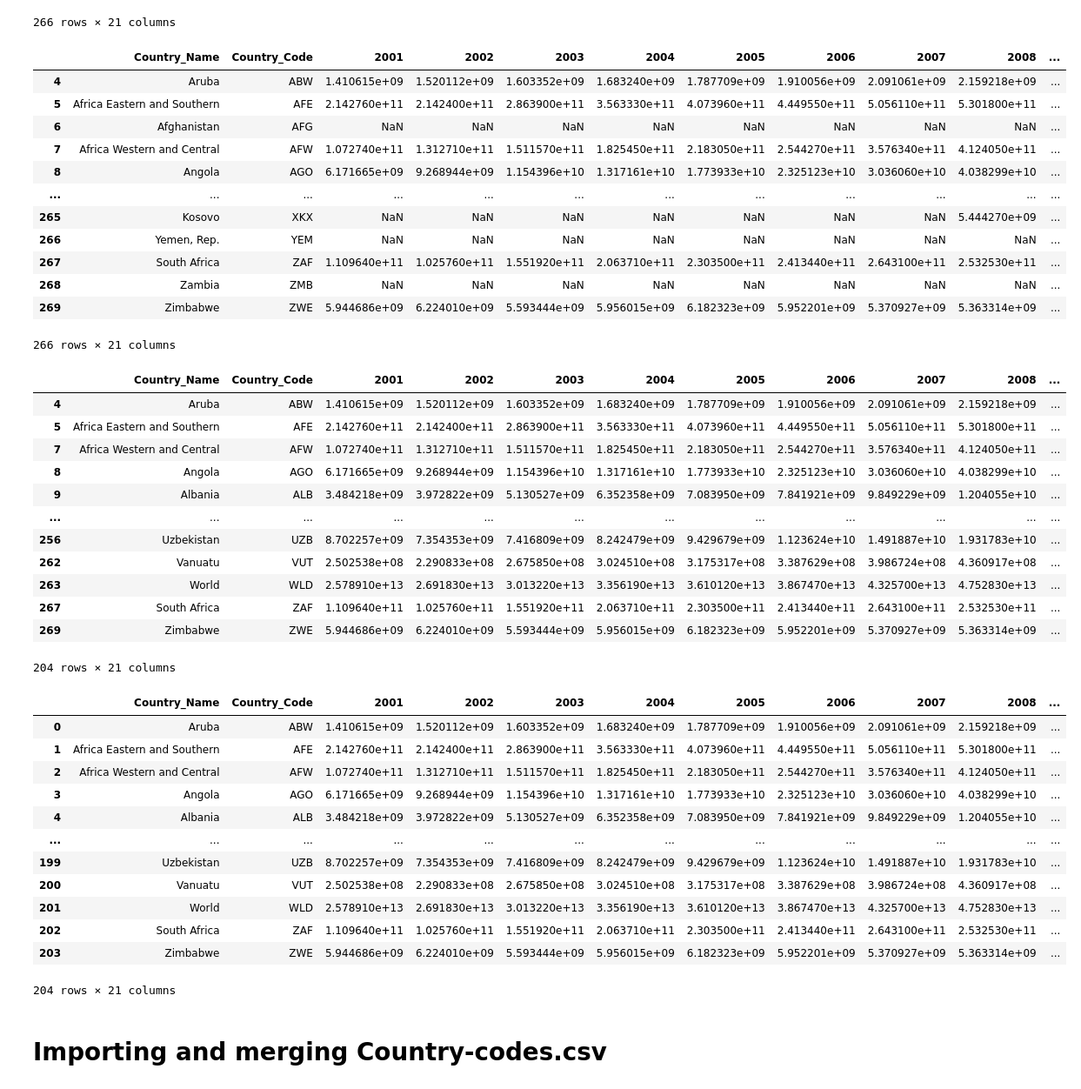
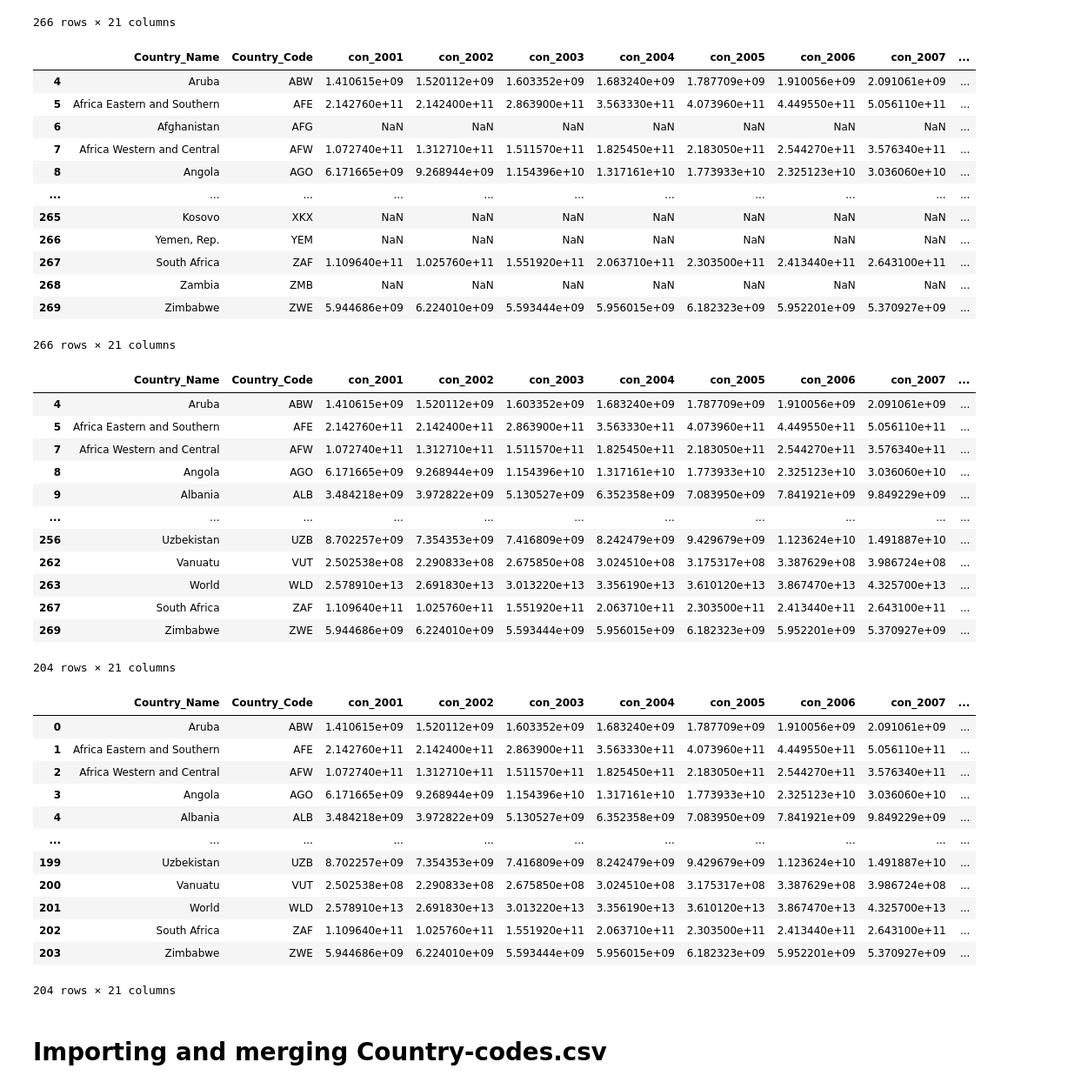
Before and after one commit to svujcich/Global_GDP_Trends, a Jupyter notebook: ETL/consumption.ipynb, the cells around one changed output. Shown at 87% size. Drawn from its saved outputs; the diff is of its cells as text; code cells hidden in the pictures.

```diff
--- a/ETL/consumption.ipynb
+++ b/ETL/consumption.ipynb
@@ -158,58 +158,59 @@ consumption_df
 266 rows × 21 columns
 # %%
 # Setting the Index
-consumption_df = consumption_df.set_axis(['Country_Name', 'Country_Code', '2001', '2002', '2003', '2004', '2005',
-                                        '2006', '2007', '2008', '2009', '2010', '2011', '2012', '2013', '2014',
-                                        '2015', '2016', '2017', '2018', '2019'], axis = 1)
+consumption_df = consumption_df.set_axis(['Country_Name', 'Country_Code', 'con_2001', 'con_2002', 'con_2003',
+                                          'con_2004', 'con_2005', 'con_2006', 'con_2007', 'con_2008', 'con_2009',
+                                          'con_2010', 'con_2011', 'con_2012', 'con_2013', 'con_2014', 'con_2015',
+                                          'con_2016', 'con_2017', 'con_2018', 'con_2019'], axis = 1)
 consumption_df
 # %% [output]
-|  | Country_Name | Country_Code | 2001 | 2002 | 2003 | 2004 | 2005 | 2006 | 2007 | 2008 | ... |
-| 4 | Aruba | ABW | 1.410615e+09 | 1.520112e+09 | 1.603352e+09 | 1.683240e+09 | 1.787709e+09 | 1.910056e+09 | 2.091061e+09 | 2.159218e+09 | ... |
-| 5 | Africa Eastern and Southern | AFE | 2.142760e+11 | 2.142400e+11 | 2.863900e+11 | 3.563330e+11 | 4.073960e+11 | 4.449550e+11 | 5.056110e+11 | 5.301800e+11 | ... |
-| 6 | Afghanistan | AFG | NaN | NaN | NaN | NaN | NaN | NaN | NaN | NaN | ... |
-| 7 | Africa Western and Central | AFW | 1.072740e+11 | 1.312710e+11 | 1.511570e+11 | 1.825450e+11 | 2.183050e+11 | 2.544270e+11 | 3.576340e+11 | 4.124050e+11 | ... |
-| 8 | Angola | AGO | 6.171665e+09 | 9.268944e+09 | 1.154396e+10 | 1.317161e+10 | 1.773933e+10 | 2.325123e+10 | 3.036060e+10 | 4.038299e+10 | ... |
-| ... | ... | ... | ... | ... | ... | ... | ... | ... | ... | ... | ... |
-| 265 | Kosovo | XKX | NaN | NaN | NaN | NaN | NaN | NaN | NaN | 5.444270e+09 | ... |
-| 266 | Yemen, Rep. | YEM | NaN | NaN | NaN | NaN | NaN | NaN | NaN | NaN | ... |
-| 267 | South Africa | ZAF | 1.109640e+11 | 1.025760e+11 | 1.551920e+11 | 2.063710e+11 | 2.303500e+11 | 2.413440e+11 | 2.643100e+11 | 2.532530e+11 | ... |
-| 268 | Zambia | ZMB | NaN | NaN | NaN | NaN | NaN | NaN | NaN | NaN | ... |
-| 269 | Zimbabwe | ZWE | 5.944686e+09 | 6.224010e+09 | 5.593444e+09 | 5.956015e+09 | 6.182323e+09 | 5.952201e+09 | 5.370927e+09 | 5.363314e+09 | ... |
+|  | Country_Name | Country_Code | con_2001 | con_2002 | con_2003 | con_2004 | con_2005 | con_2006 | con_2007 | ... |
+| 4 | Aruba | ABW | 1.410615e+09 | 1.520112e+09 | 1.603352e+09 | 1.683240e+09 | 1.787709e+09 | 1.910056e+09 | 2.091061e+09 | ... |
+| 5 | Africa Eastern and Southern | AFE | 2.142760e+11 | 2.142400e+11 | 2.863900e+11 | 3.563330e+11 | 4.073960e+11 | 4.449550e+11 | 5.056110e+11 | ... |
+| 6 | Afghanistan | AFG | NaN | NaN | NaN | NaN | NaN | NaN | NaN | ... |
+| 7 | Africa Western and Central | AFW | 1.072740e+11 | 1.312710e+11 | 1.511570e+11 | 1.825450e+11 | 2.183050e+11 | 2.544270e+11 | 3.576340e+11 | ... |
+| 8 | Angola | AGO | 6.171665e+09 | 9.268944e+09 | 1.154396e+10 | 1.317161e+10 | 1.773933e+10 | 2.325123e+10 | 3.036060e+10 | ... |
+| ... | ... | ... | ... | ... | ... | ... | ... | ... | ... | ... |
+| 265 | Kosovo | XKX | NaN | NaN | NaN | NaN | NaN | NaN | NaN | ... |
+| 266 | Yemen, Rep. | YEM | NaN | NaN | NaN | NaN | NaN | NaN | NaN | ... |
+| 267 | South Africa | ZAF | 1.109640e+11 | 1.025760e+11 | 1.551920e+11 | 2.063710e+11 | 2.303500e+11 | 2.413440e+11 | 2.643100e+11 | ... |
+| 268 | Zambia | ZMB | NaN | NaN | NaN | NaN | NaN | NaN | NaN | ... |
+| 269 | Zimbabwe | ZWE | 5.944686e+09 | 6.224010e+09 | 5.593444e+09 | 5.956015e+09 | 6.182323e+09 | 5.952201e+09 | 5.370927e+09 | ... |
 266 rows × 21 columns
 # %%
 consumption_df = consumption_df.dropna()
 consumption_df
 # %% [output]
-|  | Country_Name | Country_Code | 2001 | 2002 | 2003 | 2004 | 2005 | 2006 | 2007 | 2008 | ... |
-| 4 | Aruba | ABW | 1.410615e+09 | 1.520112e+09 | 1.603352e+09 | 1.683240e+09 | 1.787709e+09 | 1.910056e+09 | 2.091061e+09 | 2.159218e+09 | ... |
-| 5 | Africa Eastern and Southern | AFE | 2.142760e+11 | 2.142400e+11 | 2.863900e+11 | 3.563330e+11 | 4.073960e+11 | 4.449550e+11 | 5.056110e+11 | 5.301800e+11 | ... |
-| 7 | Africa Western and Central | AFW | 1.072740e+11 | 1.312710e+11 | 1.511570e+11 | 1.825450e+11 | 2.183050e+11 | 2.544270e+11 | 3.576340e+11 | 4.124050e+11 | ... |
-| 8 | Angola | AGO | 6.171665e+09 | 9.268944e+09 | 1.154396e+10 | 1.317161e+10 | 1.773933e+10 | 2.325123e+10 | 3.036060e+10 | 4.038299e+10 | ... |
-| 9 | Albania | ALB | 3.484218e+09 | 3.972822e+09 | 5.130527e+09 | 6.352358e+09 | 7.083950e+09 | 7.841921e+09 | 9.849229e+09 | 1.204055e+10 | ... |
-| ... | ... | ... | ... | ... | ... | ... | ... | ... | ... | ... | ... |
-| 256 | Uzbekistan | UZB | 8.702257e+09 | 7.354353e+09 | 7.416809e+09 | 8.242479e+09 | 9.429679e+09 | 1.123624e+10 | 1.491887e+10 | 1.931783e+10 | ... |
-| 262 | Vanuatu | VUT | 2.502538e+08 | 2.290833e+08 | 2.675850e+08 | 3.024510e+08 | 3.175317e+08 | 3.387629e+08 | 3.986724e+08 | 4.360917e+08 | ... |
-| 263 | World | WLD | 2.578910e+13 | 2.691830e+13 | 3.013220e+13 | 3.356190e+13 | 3.610120e+13 | 3.867470e+13 | 4.325700e+13 | 4.752830e+13 | ... |
-| 267 | South Africa | ZAF | 1.109640e+11 | 1.025760e+11 | 1.551920e+11 | 2.063710e+11 | 2.303500e+11 | 2.413440e+11 | 2.643100e+11 | 2.532530e+11 | ... |
-| 269 | Zimbabwe | ZWE | 5.944686e+09 | 6.224010e+09 | 5.593444e+09 | 5.956015e+09 | 6.182323e+09 | 5.952201e+09 | 5.370927e+09 | 5.363314e+09 | ... |
+|  | Country_Name | Country_Code | con_2001 | con_2002 | con_2003 | con_2004 | con_2005 | con_2006 | con_2007 | ... |
+| 4 | Aruba | ABW | 1.410615e+09 | 1.520112e+09 | 1.603352e+09 | 1.683240e+09 | 1.787709e+09 | 1.910056e+09 | 2.091061e+09 | ... |
+| 5 | Africa Eastern and Southern | AFE | 2.142760e+11 | 2.142400e+11 | 2.863900e+11 | 3.563330e+11 | 4.073960e+11 | 4.449550e+11 | 5.056110e+11 | ... |
+| 7 | Africa Western and Central | AFW | 1.072740e+11 | 1.312710e+11 | 1.511570e+11 | 1.825450e+11 | 2.183050e+11 | 2.544270e+11 | 3.576340e+11 | ... |
+| 8 | Angola | AGO | 6.171665e+09 | 9.268944e+09 | 1.154396e+10 | 1.317161e+10 | 1.773933e+10 | 2.325123e+10 | 3.036060e+10 | ... |
+| 9 | Albania | ALB | 3.484218e+09 | 3.972822e+09 | 5.130527e+09 | 6.352358e+09 | 7.083950e+09 | 7.841921e+09 | 9.849229e+09 | ... |
+| ... | ... | ... | ... | ... | ... | ... | ... | ... | ... | ... |
+| 256 | Uzbekistan | UZB | 8.702257e+09 | 7.354353e+09 | 7.416809e+09 | 8.242479e+09 | 9.429679e+09 | 1.123624e+10 | 1.491887e+10 | ... |
+| 262 | Vanuatu | VUT | 2.502538e+08 | 2.290833e+08 | 2.675850e+08 | 3.024510e+08 | 3.175317e+08 | 3.387629e+08 | 3.986724e+08 | ... |
+| 263 | World | WLD | 2.578910e+13 | 2.691830e+13 | 3.013220e+13 | 3.356190e+13 | 3.610120e+13 | 3.867470e+13 | 4.325700e+13 | ... |
+| 267 | South Africa | ZAF | 1.109640e+11 | 1.025760e+11 | 1.551920e+11 | 2.063710e+11 | 2.303500e+11 | 2.413440e+11 | 2.643100e+11 | ... |
+| 269 | Zimbabwe | ZWE | 5.944686e+09 | 6.224010e+09 | 5.593444e+09 | 5.956015e+09 | 6.182323e+09 | 5.952201e+09 | 5.370927e+09 | ... |
 204 rows × 21 columns
 # %%
 # Resetting the index to Zero
 consumption_df = consumption_df.reset_index(drop=True)
 consumption_df
 # %% [output]
-|  | Country_Name | Country_Code | 2001 | 2002 | 2003 | 2004 | 2005 | 2006 | 2007 | 2008 | ... |
-| 0 | Aruba | ABW | 1.410615e+09 | 1.520112e+09 | 1.603352e+09 | 1.683240e+09 | 1.787709e+09 | 1.910056e+09 | 2.091061e+09 | 2.159218e+09 | ... |
-| 1 | Africa Eastern and Southern | AFE | 2.142760e+11 | 2.142400e+11 | 2.863900e+11 | 3.563330e+11 | 4.073960e+11 | 4.449550e+11 | 5.056110e+11 | 5.301800e+11 | ... |
-| 2 | Africa Western and Central | AFW | 1.072740e+11 | 1.312710e+11 | 1.511570e+11 | 1.825450e+11 | 2.183050e+11 | 2.544270e+11 | 3.576340e+11 | 4.124050e+11 | ... |
-| 3 | Angola | AGO | 6.171665e+09 | 9.268944e+09 | 1.154396e+10 | 1.317161e+10 | 1.773933e+10 | 2.325123e+10 | 3.036060e+10 | 4.038299e+10 | ... |
-| 4 | Albania | ALB | 3.484218e+09 | 3.972822e+09 | 5.130527e+09 | 6.352358e+09 | 7.083950e+09 | 7.841921e+09 | 9.849229e+09 | 1.204055e+10 | ... |
-| ... | ... | ... | ... | ... | ... | ... | ... | ... | ... | ... | ... |
-| 199 | Uzbekistan | UZB | 8.702257e+09 | 7.354353e+09 | 7.416809e+09 | 8.242479e+09 | 9.429679e+09 | 1.123624e+10 | 1.491887e+10 | 1.931783e+10 | ... |
-| 200 | Vanuatu | VUT | 2.502538e+08 | 2.290833e+08 | 2.675850e+08 | 3.024510e+08 | 3.175317e+08 | 3.387629e+08 | 3.986724e+08 | 4.360917e+08 | ... |
-| 201 | World | WLD | 2.578910e+13 | 2.691830e+13 | 3.013220e+13 | 3.356190e+13 | 3.610120e+13 | 3.867470e+13 | 4.325700e+13 | 4.752830e+13 | ... |
-| 202 | South Africa | ZAF | 1.109640e+11 | 1.025760e+11 | 1.551920e+11 | 2.063710e+11 | 2.303500e+11 | 2.413440e+11 | 2.643100e+11 | 2.532530e+11 | ... |
-| 203 | Zimbabwe | ZWE | 5.944686e+09 | 6.224010e+09 | 5.593444e+09 | 5.956015e+09 | 6.182323e+09 | 5.952201e+09 | 5.370927e+09 | 5.363314e+09 | ... |
+|  | Country_Name | Country_Code | con_2001 | con_2002 | con_2003 | con_2004 | con_2005 | con_2006 | con_2007 | ... |
+| 0 | Aruba | ABW | 1.410615e+09 | 1.520112e+09 | 1.603352e+09 | 1.683240e+09 | 1.787709e+09 | 1.910056e+09 | 2.091061e+09 | ... |
+| 1 | Africa Eastern and Southern | AFE | 2.142760e+11 | 2.142400e+11 | 2.863900e+11 | 3.563330e+11 | 4.073960e+11 | 4.449550e+11 | 5.056110e+11 | ... |
+| 2 | Africa Western and Central | AFW | 1.072740e+11 | 1.312710e+11 | 1.511570e+11 | 1.825450e+11 | 2.183050e+11 | 2.544270e+11 | 3.576340e+11 | ... |
+| 3 | Angola | AGO | 6.171665e+09 | 9.268944e+09 | 1.154396e+10 | 1.317161e+10 | 1.773933e+10 | 2.325123e+10 | 3.036060e+10 | ... |
+| 4 | Albania | ALB | 3.484218e+09 | 3.972822e+09 | 5.130527e+09 | 6.352358e+09 | 7.083950e+09 | 7.841921e+09 | 9.849229e+09 | ... |
+| ... | ... | ... | ... | ... | ... | ... | ... | ... | ... | ... |
+| 199 | Uzbekistan | UZB | 8.702257e+09 | 7.354353e+09 | 7.416809e+09 | 8.242479e+09 | 9.429679e+09 | 1.123624e+10 | 1.491887e+10 | ... |
+| 200 | Vanuatu | VUT | 2.502538e+08 | 2.290833e+08 | 2.675850e+08 | 3.024510e+08 | 3.175317e+08 | 3.387629e+08 | 3.986724e+08 | ... |
+| 201 | World | WLD | 2.578910e+13 | 2.691830e+13 | 3.013220e+13 | 3.356190e+13 | 3.610120e+13 | 3.867470e+13 | 4.325700e+13 | ... |
+| 202 | South Africa | ZAF | 1.109640e+11 | 1.025760e+11 | 1.551920e+11 | 2.063710e+11 | 2.303500e+11 | 2.413440e+11 | 2.643100e+11 | ... |
+| 203 | Zimbabwe | ZWE | 5.944686e+09 | 6.224010e+09 | 5.593444e+09 | 5.956015e+09 | 6.182323e+09 | 5.952201e+09 | 5.370927e+09 | ... |
 204 rows × 21 columns
 # %% [markdown]
 # Importing and merging Country-codes.csv
```
Also changed, not shown: parts of 14 cells of this notebook, 16 other files.
